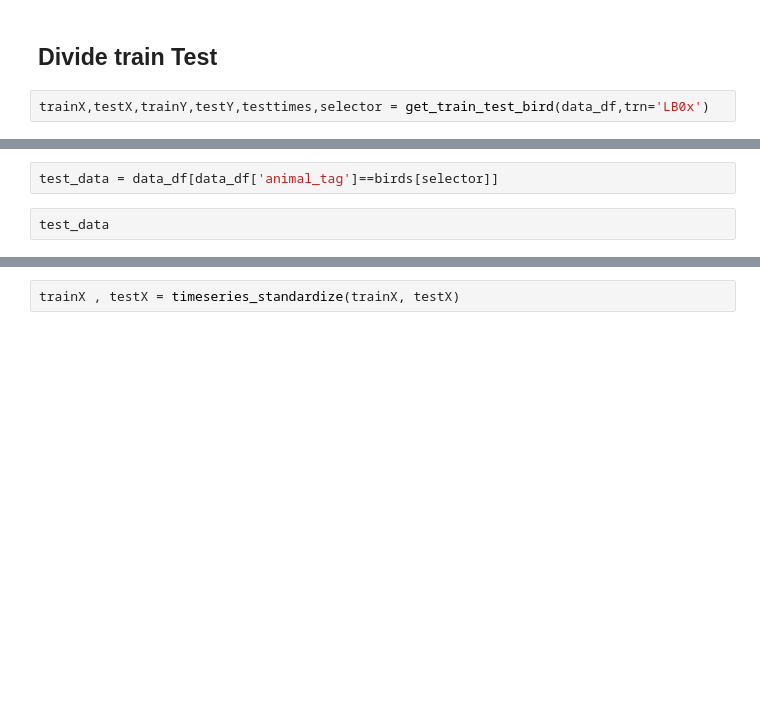
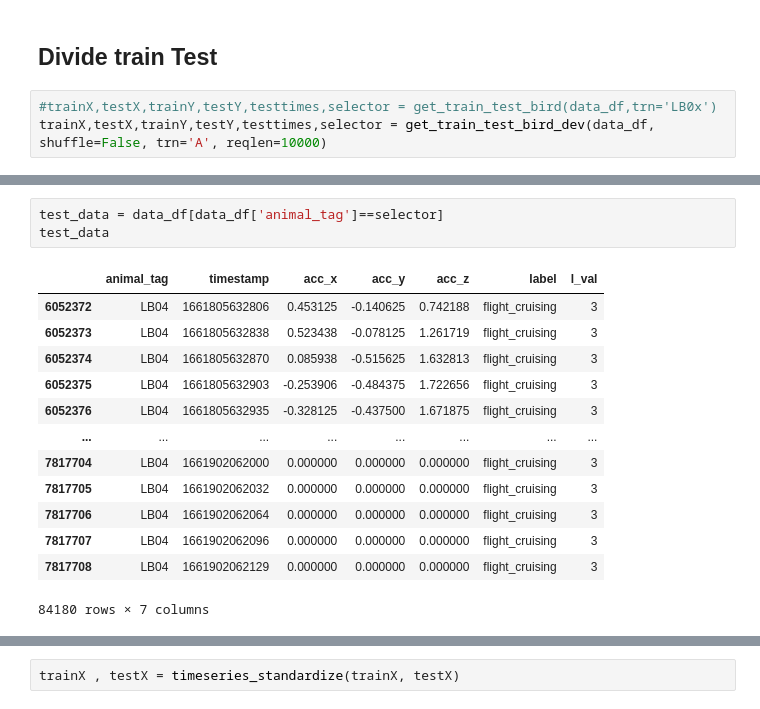
Before and after one commit to MorJaime/Biodata, a Jupyter notebook: codes/notebooks/2.1_MOS-Unet.ipynb, the cells around one changed output, grey strips where cells are left out. Drawn from its saved outputs; the diff is of its cells as text; blank space fills up the shorter version.

```diff
--- a/codes/notebooks/2.1_MOS-Unet.ipynb
+++ b/codes/notebooks/2.1_MOS-Unet.ipynb
@@ -302,4 +470,5 @@ birds
 # %% [markdown]
 ## Divide train Test
 # %%
-trainX,testX,trainY,testY,testtimes,selector = get_train_test_bird(data_df,trn='LB0x')
+#trainX,testX,trainY,testY,testtimes,selector = get_train_test_bird(data_df,trn='LB0x')
+trainX,testX,trainY,testY,testtimes,selector = get_train_test_bird_dev(data_df, shuffle=False, trn='A', reqlen=10000)
@@ -308,7 +499,20 @@ print(selector)
 # %%
-test_data = data_df[data_df['animal_tag']==birds[selector]]
+test_data = data_df[data_df['animal_tag']==selector]
+test_data
+# %% [output]
+|  | animal_tag | timestamp | acc_x | acc_y | acc_z | label | l_val |
+| 6052372 | LB04 | 1661805632806 | 0.453125 | -0.140625 | 0.742188 | flight_cruising | 3 |
+| 6052373 | LB04 | 1661805632838 | 0.523438 | -0.078125 | 1.261719 | flight_cruising | 3 |
+| 6052374 | LB04 | 1661805632870 | 0.085938 | -0.515625 | 1.632813 | flight_cruising | 3 |
+| 6052375 | LB04 | 1661805632903 | -0.253906 | -0.484375 | 1.722656 | flight_cruising | 3 |
+| 6052376 | LB04 | 1661805632935 | -0.328125 | -0.437500 | 1.671875 | flight_cruising | 3 |
+| ... | ... | ... | ... | ... | ... | ... | ... |
+| 7817704 | LB04 | 1661902062000 | 0.000000 | 0.000000 | 0.000000 | flight_cruising | 3 |
+| 7817705 | LB04 | 1661902062032 | 0.000000 | 0.000000 | 0.000000 | flight_cruising | 3 |
+| 7817706 | LB04 | 1661902062064 | 0.000000 | 0.000000 | 0.000000 | flight_cruising | 3 |
+| 7817707 | LB04 | 1661902062096 | 0.000000 | 0.000000 | 0.000000 | flight_cruising | 3 |
+| 7817708 | LB04 | 1661902062129 | 0.000000 | 0.000000 | 0.000000 | flight_cruising | 3 |
+84180 rows × 7 columns
-# %%
-test_data
 # %%
 print('trainX(shape): ',trainX.shape)
 print('trainY(shape): ',trainY.shape)
```
Also changed, not shown: parts of 23 cells of this notebook, 4 other files.
